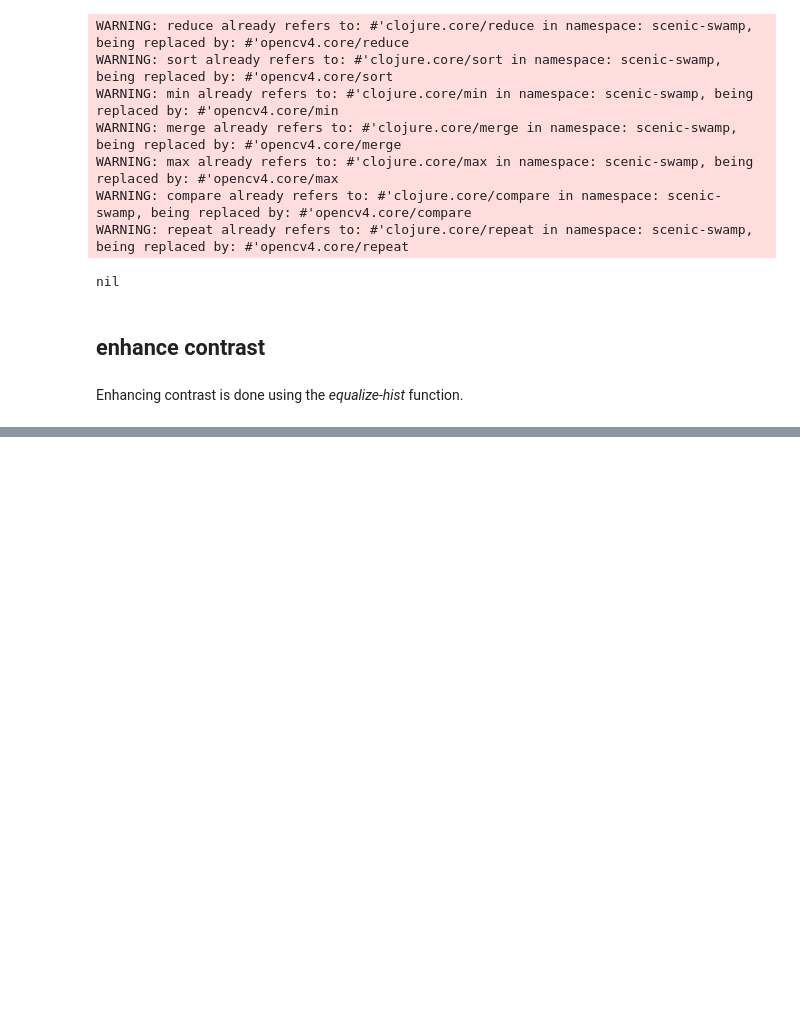
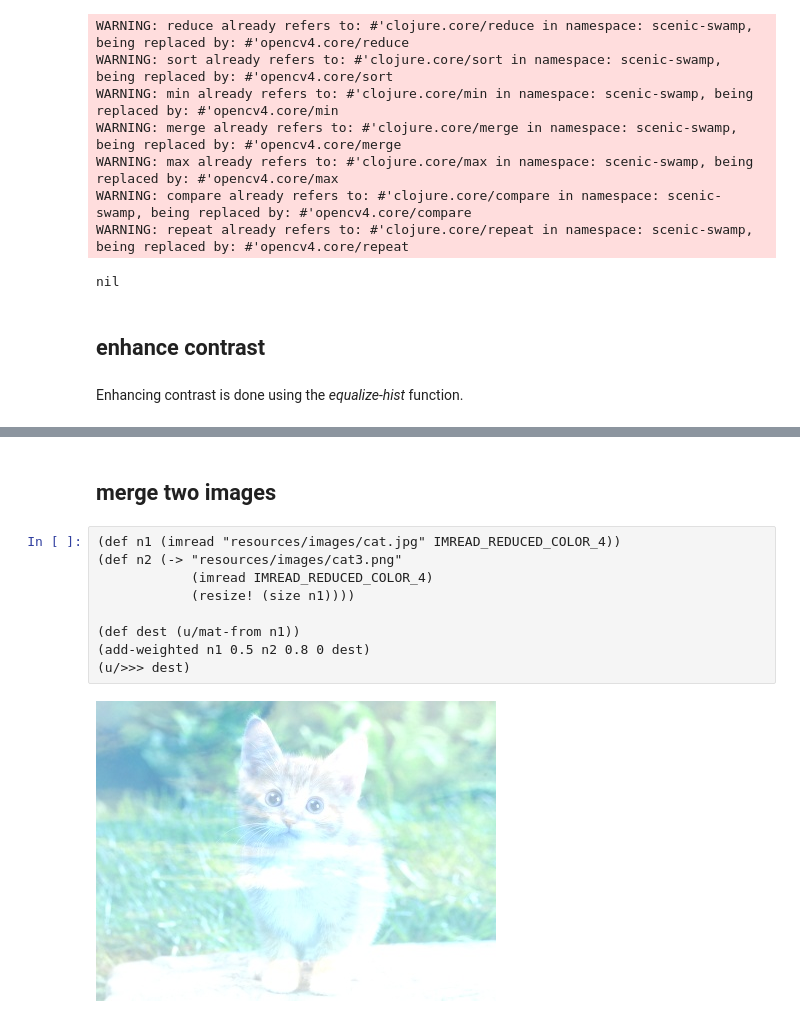
Before and after one commit to hellonico/origami-fun, a Jupyter notebook: jupyter/dip.ipynb, the cells around one changed output, grey strips where cells are left out. Saved outputs shown, nothing was run; the diff lists cells and outputs as text; blank space fills up the shorter version.

```diff
--- a/jupyter/dip.ipynb
+++ b/jupyter/dip.ipynb
@@ -93,0 +57,13 @@ Enhancing contrast is done using the *equalize-hist* function.
+# %% [markdown]
+## merge two images
+# %%
+(def n1 (imread "resources/images/cat.jpg" IMREAD_REDUCED_COLOR_4))
+(def n2 (-> "resources/images/cat3.png"
+            (imread IMREAD_REDUCED_COLOR_4)
+            (resize! (size n1))))
+
+(def dest (u/mat-from n1))
+(add-weighted n1 0.5 n2 0.8 0 dest)
+(u/>>> dest)
+# %% [output]
+[figure, added]
```
Also changed, not shown: parts of 13 cells of this notebook, 6 other files.
